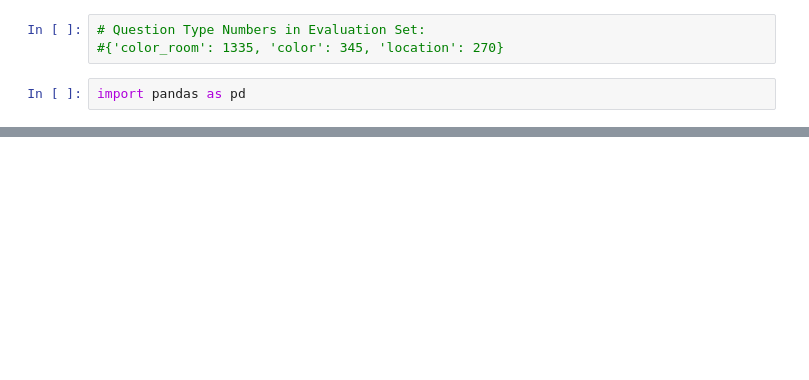
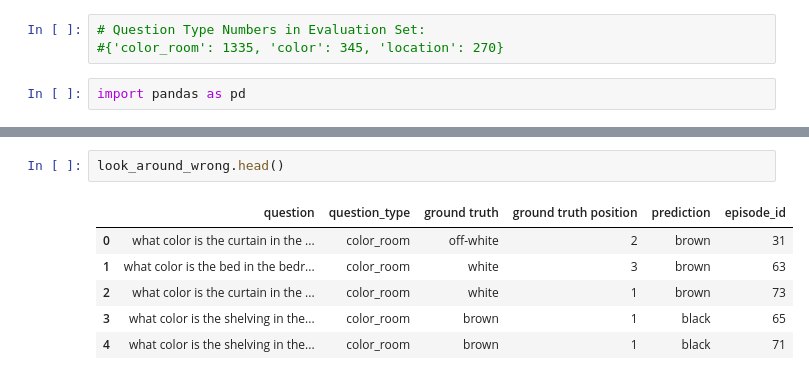
Before and after one commit to YasMME/thesisproj, a Jupyter notebook: WrongAnswers.ipynb, the cells around one changed output, grey strips where cells are left out. Saved outputs shown, nothing was run; the diff lists cells and outputs as text; blank space fills up the shorter version.

```diff
--- a/WrongAnswers.ipynb
+++ b/WrongAnswers.ipynb
@@ -47,0 +55,9 @@ Name: question_type, dtype: int64
+# %%
+look_around_wrong.head()
+# %% [output]
+|  | question | question_type | ground truth | ground truth position | prediction | episode_id |
+| 0 | what color is the curtain in the ... | color_room | off-white | 2 | brown | 31 |
+| 1 | what color is the bed in the bedr... | color_room | white | 3 | brown | 63 |
+| 2 | what color is the curtain in the ... | color_room | white | 1 | brown | 73 |
+| 3 | what color is the shelving in the... | color_room | brown | 1 | black | 65 |
+| 4 | what color is the shelving in the... | color_room | brown | 1 | black | 71 |
```
Also changed, not shown: parts of 13 cells of this notebook, 18 other files.
